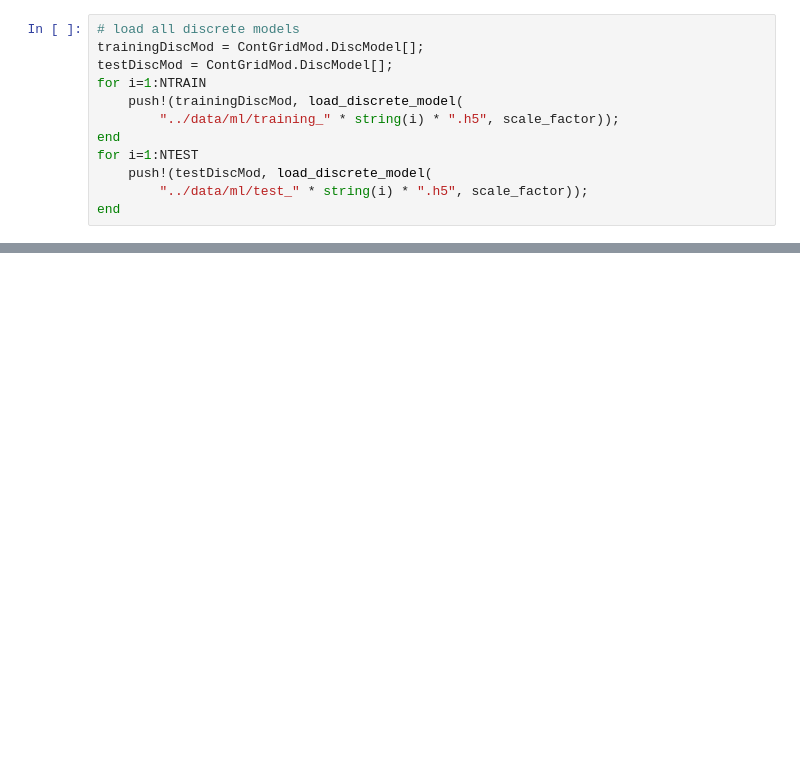
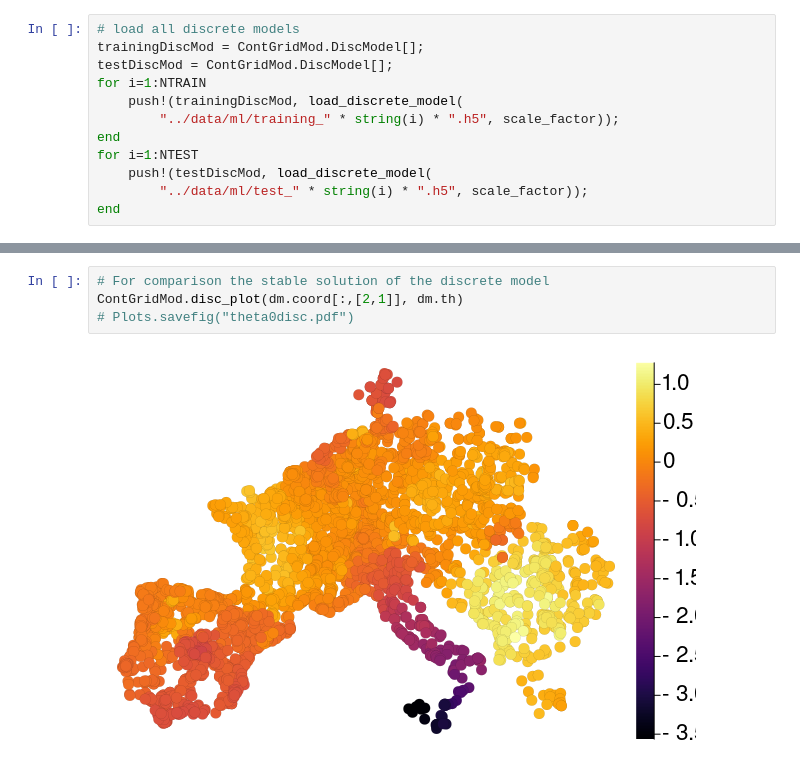
Before and after one commit to laurentpagnier/ContGridMod.jl, a Jupyter notebook: docs/Finite Elements.ipynb, the cells around one changed output, grey strips where cells are left out. Cells and saved outputs as stored; diff of their text form; blank space fills up the shorter version.

```diff
--- a/docs/Finite Elements.ipynb
+++ b/docs/Finite Elements.ipynb
@@ -195 +294,7 @@ ContGridMod.disc_plot(dm.coord[:,[2,1]], trainingDiscMod[NTRAIN].th)
+# %%
+# For comparison the stable solution of the discrete model
+ContGridMod.disc_plot(dm.coord[:,[2,1]], dm.th)
+# Plots.savefig("theta0disc.pdf")
+# %% [output]
+[figure, added]
 # %%
```
Also changed, not shown: parts of 44 cells of this notebook, 11 other files.
